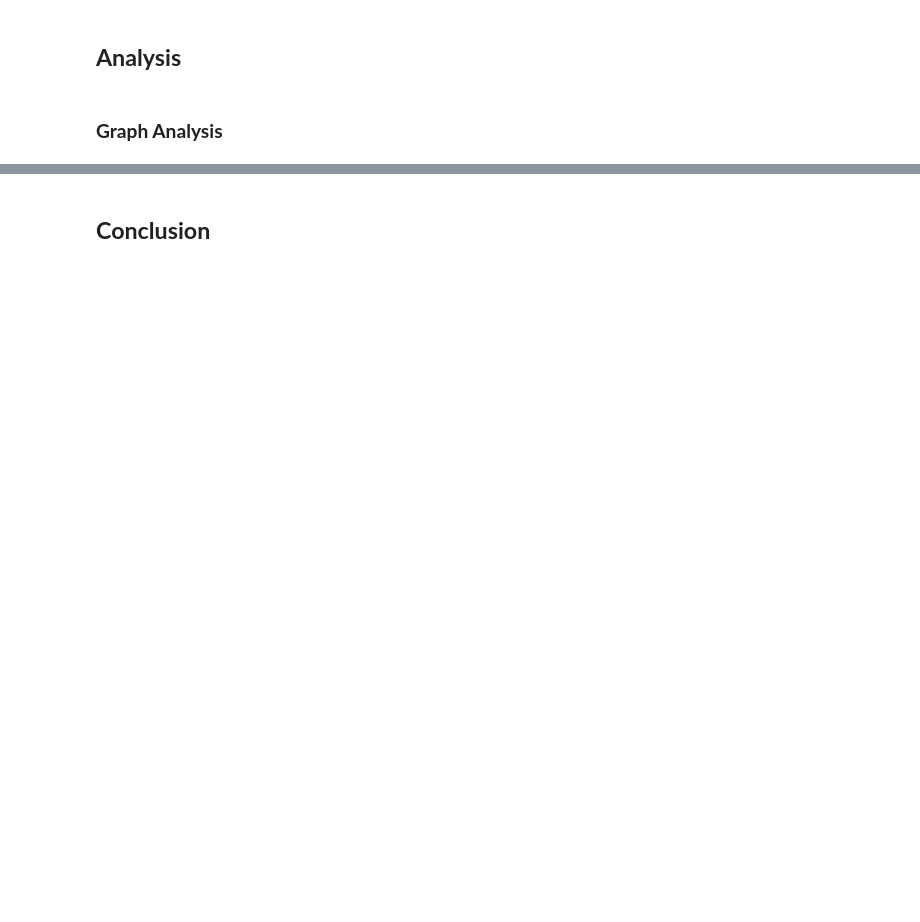
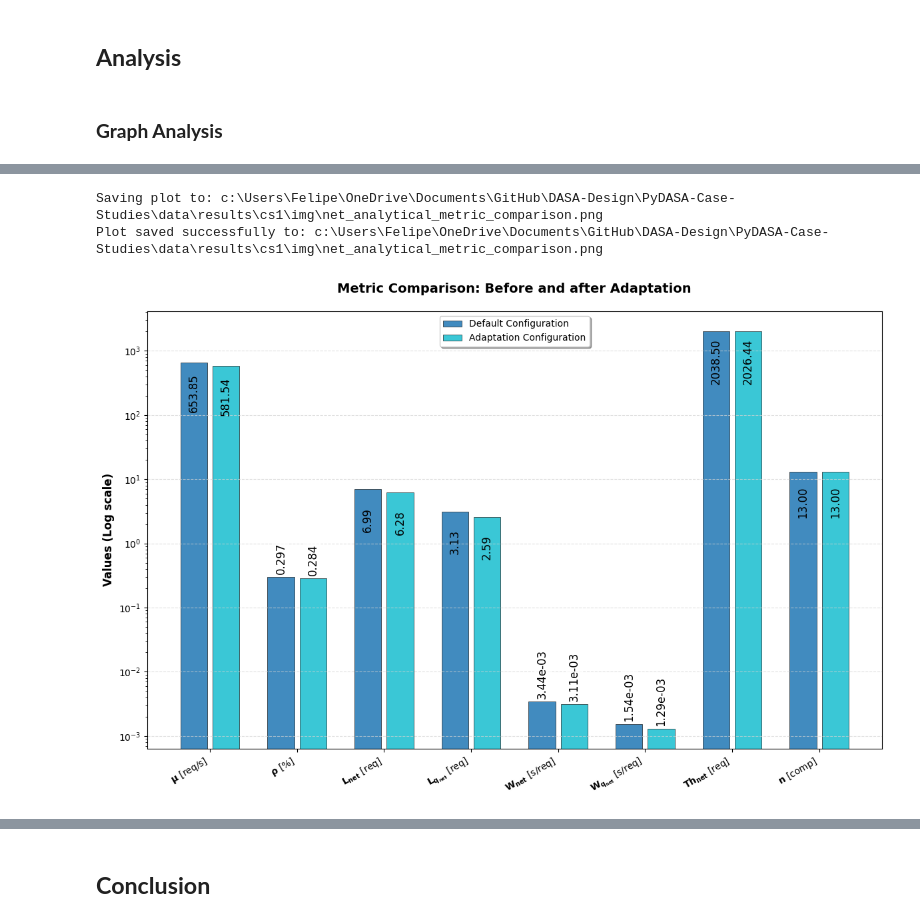
Before and after one commit to DASA-Design/PyDASA-CS1-TAS, a Jupyter notebook: CS-01C - TAS - Dimensional Modelling.ipynb, the cells around one changed output, grey strips where cells are left out. Saved outputs shown, nothing was run; the diff lists cells and outputs as text; code cells hidden in the pictures; blank space fills up the shorter version.

```diff
--- a/CS-01C - TAS - Dimensional Modelling.ipynb
+++ b/CS-01C - TAS - Dimensional Modelling.ipynb
@@ -2821,0 +632,16 @@ The steps are:
+# %%
+print("--- Charting Overall Configuration Comparisons ---")
+metrics = dflt_analyt_net_metrics.columns.tolist()
+labels = [
+    "$\\mathbf{\\mu}$ [req/s]",
+    "$\\mathbf{\\rho}$ [%]",
+    "$\\mathbf{L_{net}}$ [req]",
+    "$\\mathbf{L_{q_{net}}}$ [req]",
+    "$\\mathbf{W_{net}}$ [s/req]",
+    "$\\mathbf{W_{q_{net}}}$ [s/req]",
+    "$\\mathbf{Th_{net}}$ [req]",
+    "$\\mathbf{n}$ [comp]",
+]
+
+for m, l in zip(metrics, labels):
+    print(f"{m:18} : {l}")
@@ -2821,0 +658,13 @@ The steps are:
+# %%
+# Plot the metric comparison
+plot_net_comparison([dflt_analyt_net_metrics, opti_analyt_net_metrics],
+                    ["Default Configuration", "Adaptation Configuration"],
+                    metrics,
+                    labels,
+                    "Metric Comparison: Before and after Adaptation",
+                    file_path,
+                    "net_analytical_metric_comparison.png")
+# %% [output]
+Saving plot to: c:\Users\Felipe\OneDrive\Documents\GitHub\DASA-Design\PyDASA-Case-Studies\data\results\cs1\img\net_analytical_metric_comparison.png
+Plot saved successfully to: c:\Users\Felipe\OneDrive\Documents\GitHub\DASA-Design\PyDASA-Case-Studies\data\results\cs1\img\net_analytical_metric_comparison.png
+[figure, added]
```
Also changed, not shown: parts of 156 cells of this notebook, 10 other files.
